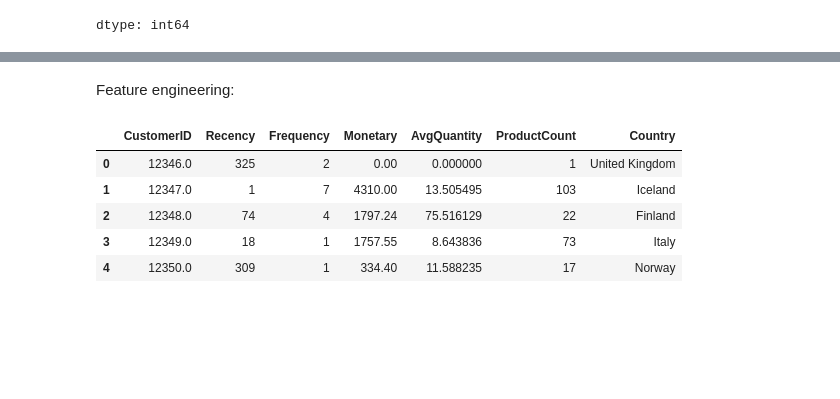
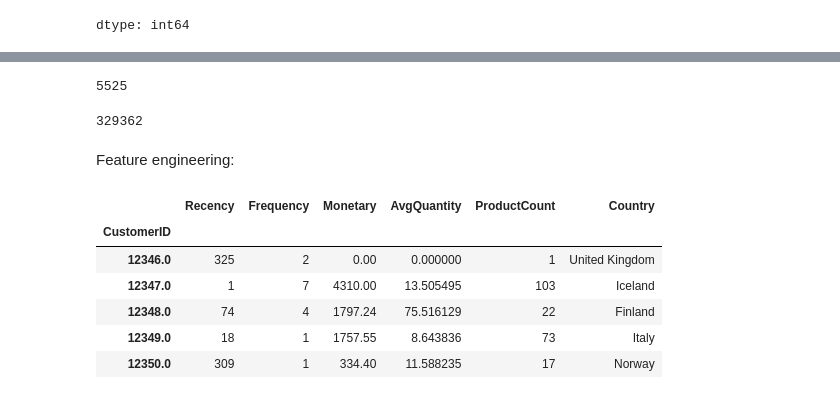
Before and after one commit to NikolaiMiranda/customer-segmentation-retail, a Jupyter notebook: customer_segmentation.ipynb, the cells around one changed output, grey strips where cells are left out. Drawn from its saved outputs; the diff is of its cells as text; code cells hidden in the pictures; blank space fills up the shorter version.

```diff
--- a/customer_segmentation.ipynb
+++ b/customer_segmentation.ipynb
@@ -78,5 +78,8 @@ dtype: int64
 # %%
 # The documentation states that if an order is cancelled the InvoiceNo will start with a 'c'
 # We will remove all canceled orders from the data since we want to segment customers based on their purchases
-df = df[~df['InvoiceNo'].astype(str).str.startswith('c')]
+df['InvoiceNo'].astype(str).str.startswith('C')]
 # Note: ~ inverts the boolean
+
+# Not sure how I should deal with cancelled orders
+# Could be good to remiove them for certain stats but also won't effect spend stats because the sum of the original purchase and the cancelled one cancel out
@@ -87,3 +155,11 @@ np.int64(8905)
+# %%
+len(matched)
+# %% [output]
+5525
+# %%
+len(df_cleaned)
+# %% [output]
+329362
 # %% [markdown]
 Feature engineering:
 # %%
@@ -101,20 +177,21 @@ reference_date = df['InvoiceDate'].max()
 # %%
 # Create a summary dataframe using our additional features
 customer_df = df.groupby('CustomerID').agg(
     Recency=('InvoiceDate', lambda x: (reference_date - x.max()).days), # Days since last purchase
     Frequency=('InvoiceNo', 'nunique'), # Number of unique invoices
     Monetary=('TotalSpend', 'sum'), # Total spend
     AvgQuantity = ('Quantity', 'mean'), # Average quantity per transaction
     ProductCount = ('StockCode', 'nunique'), # Number of unique products purchased
     Country = ('Country', lambda x: x.mode()[0]) # Most common country
-).reset_index()
+)
 
 
 customer_df.head()
 # %% [output]
-|  | CustomerID | Recency | Frequency | Monetary | AvgQuantity | ProductCount | Country |
-| 0 | 12346.0 | 325 | 2 | 0.00 | 0.000000 | 1 | United Kingdom |
-| 1 | 12347.0 | 1 | 7 | 4310.00 | 13.505495 | 103 | Iceland |
-| 2 | 12348.0 | 74 | 4 | 1797.24 | 75.516129 | 22 | Finland |
-| 3 | 12349.0 | 18 | 1 | 1757.55 | 8.643836 | 73 | Italy |
-| 4 | 12350.0 | 309 | 1 | 334.40 | 11.588235 | 17 | Norway |
+|  | Recency | Frequency | Monetary | AvgQuantity | ProductCount | Country |
+| CustomerID |  |  |  |  |  |  |
+| 12346.0 | 325 | 2 | 0.00 | 0.000000 | 1 | United Kingdom |
+| 12347.0 | 1 | 7 | 4310.00 | 13.505495 | 103 | Iceland |
+| 12348.0 | 74 | 4 | 1797.24 | 75.516129 | 22 | Finland |
+| 12349.0 | 18 | 1 | 1757.55 | 8.643836 | 73 | Italy |
+| 12350.0 | 309 | 1 | 334.40 | 11.588235 | 17 | Norway |
```
Also changed, not shown: parts of 28 cells of this notebook.
